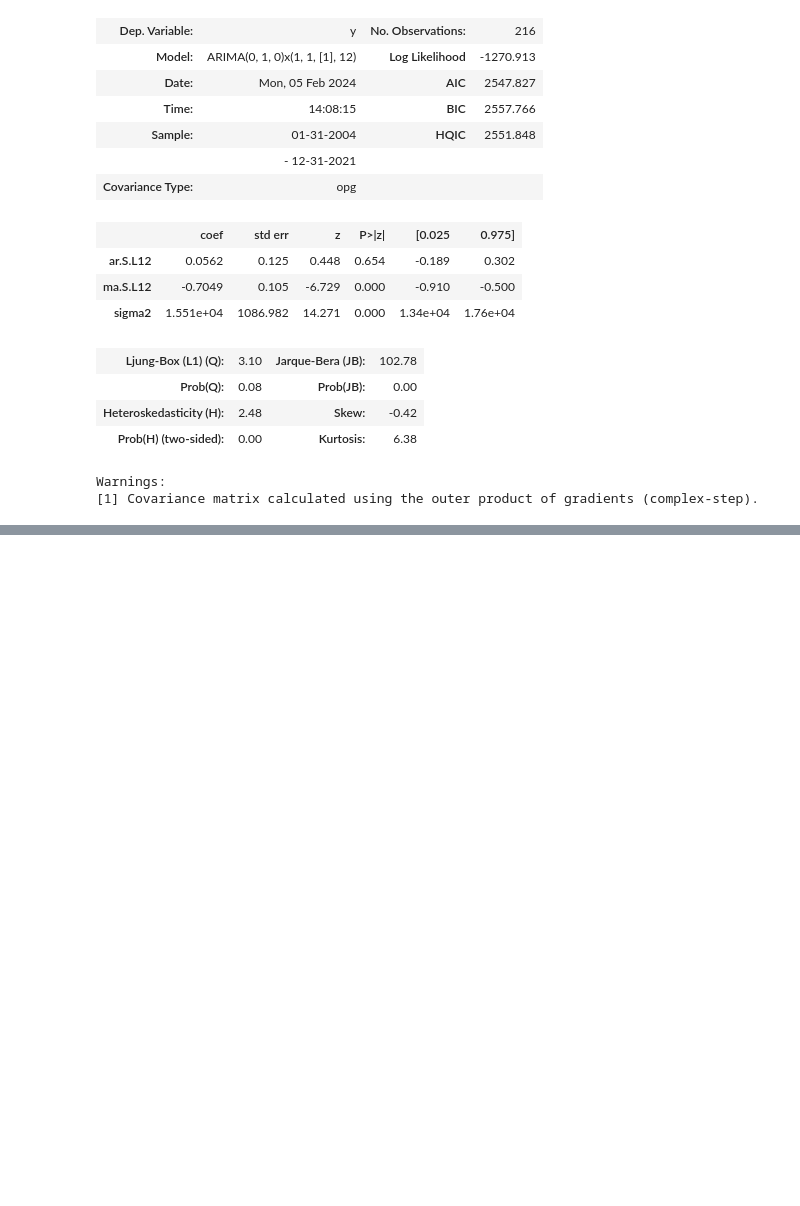
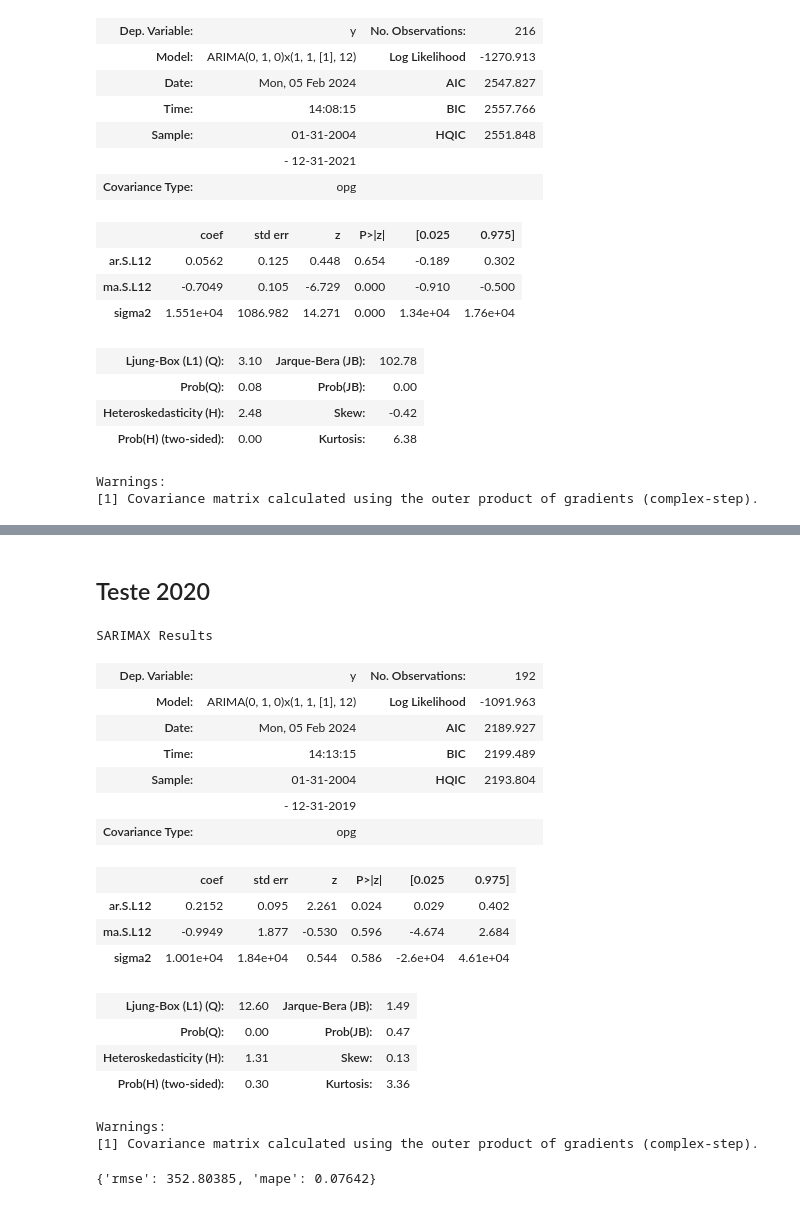
Before and after one commit to dlourencosantos/estudo_energia_ermac, a Jupyter notebook: ts_implementation.ipynb, the cells around one changed output, grey strips where cells are left out. Drawn from its saved outputs; the diff is of its cells as text; code cells hidden in the pictures; blank space fills up the shorter version.

```diff
--- a/ts_implementation.ipynb
+++ b/ts_implementation.ipynb
@@ -165,0 +192,31 @@ erros_previsao_sarima_2022
+# %% [markdown]
+## Teste 2020
+# %%
+ajuste_sarima_2020 = ARIMA(treino_ate_2019, order=(0,1,0), seasonal_order=(1,1,1,12))
+ajuste_sarima_2020 = ajuste_sarima_2020.fit()
+ajuste_sarima_2020.summary()
+# %% [output]
+SARIMAX Results
+| Dep. Variable: | y | No. Observations: | 192 |
+| Model: | ARIMA(0, 1, 0)x(1, 1, [1], 12) | Log Likelihood | -1091.963 |
+| Date: | Mon, 05 Feb 2024 | AIC | 2189.927 |
+| Time: | 14:13:15 | BIC | 2199.489 |
+| Sample: | 01-31-2004 | HQIC | 2193.804 |
+|  | - 12-31-2019 |  |  |
+| Covariance Type: | opg |  |  |
+|  | coef | std err | z | P>|z| | [0.025 | 0.975] |
+| ar.S.L12 | 0.2152 | 0.095 | 2.261 | 0.024 | 0.029 | 0.402 |
+| ma.S.L12 | -0.9949 | 1.877 | -0.530 | 0.596 | -4.674 | 2.684 |
+| sigma2 | 1.001e+04 | 1.84e+04 | 0.544 | 0.586 | -2.6e+04 | 4.61e+04 |
+| Ljung-Box (L1) (Q): | 12.60 | Jarque-Bera (JB): | 1.49 |
+| Prob(Q): | 0.00 | Prob(JB): | 0.47 |
+| Heteroskedasticity (H): | 1.31 | Skew: | 0.13 |
+| Prob(H) (two-sided): | 0.30 | Kurtosis: | 3.36 |
+Warnings:
+[1] Covariance matrix calculated using the outer product of gradients (complex-step).
+# %%
+previsao_sarima_2020 = ajuste_sarima_2020.forecast(12)
+erros_previsao_sarima_2020 = erros(previsao_sarima_2020, teste_2020)
+erros_previsao_sarima_2020
+# %% [output]
+{'rmse': 352.80385, 'mape': 0.07642}
```
Also changed, not shown: parts of 25 cells of this notebook.
